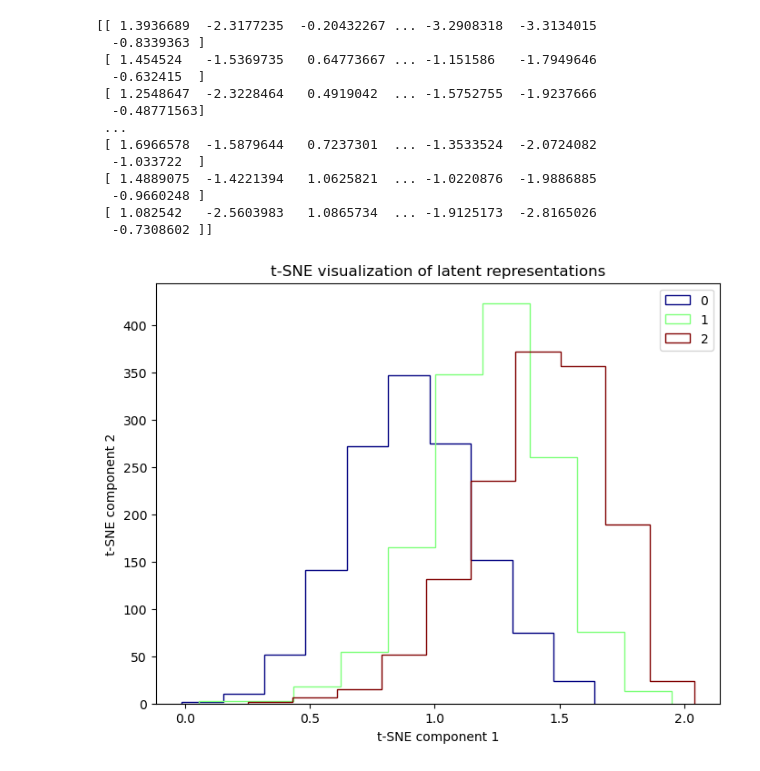
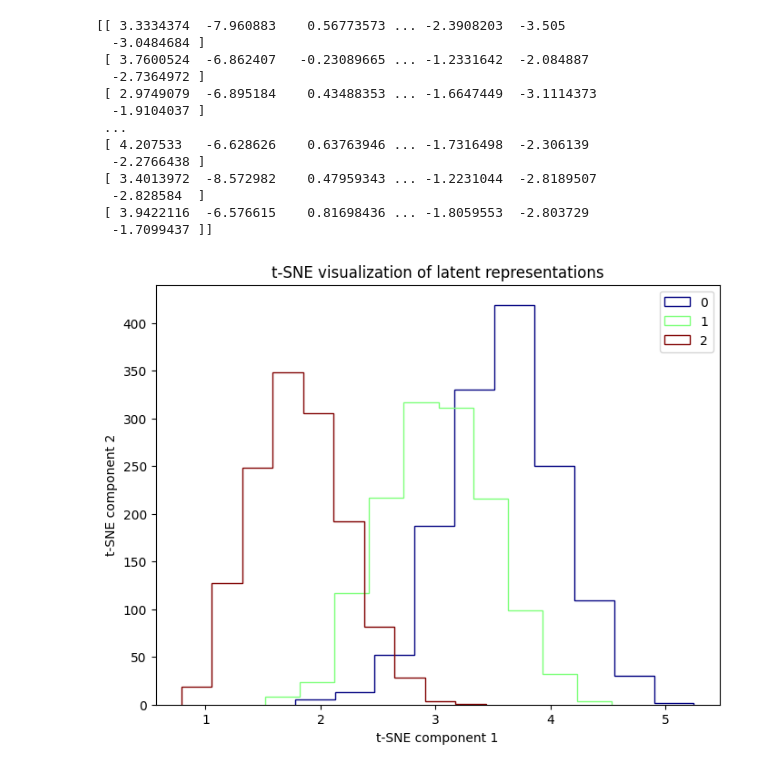
Before and after one commit to villrv/ppae, a Jupyter notebook: debugging.ipynb, the cells around one changed output. Drawn from its saved outputs; the diff is of its cells as text; code cells hidden in the pictures.

```diff
--- a/debugging.ipynb
+++ b/debugging.ipynb
@@ -10,11 +11,15 @@ if Ashley:
 # %%
-k_list = [1,0.5,0.25]
-data = StepFunctionEventsDataset(4096,[1, 0.5, 0.25])
-loader = DataLoader(data, batch_size=1024, shuffle=True)
+# Create dataset
+N = 4096
+B = 1024
+unique_k_list = [1,0.5,0.25]
+data = StepFunctionEventsDataset(N, unique_k_list)
+loader = DataLoader(data, batch_size=B, shuffle=True, num_workers=4)
 # %%
+# Create NN model
 num_freqs = 6
-model = Autoencoder(40 * (2*num_freqs+1), 10, 2*num_freqs+1, 1, lam = 0)
-model = model.to(device)
-trainer = pl.Trainer(max_epochs=200, accelerator=device, devices=1)
+num_latent = 10
+model = Autoencoder(40 * (2*num_freqs+1), num_latent, 2*num_freqs+1, 1, lam_TV = 1)
+trainer = pl.Trainer(max_epochs=200, accelerator=device, devices=1, plugins=[DisabledSLURMEnvironment(auto_requeue=False)], log_every_n_steps=8)
 history = trainer.fit(model, loader)
 # %% [output]
@@ -43,12 +47,12 @@ HPU available: False, using: 0 HPUs
 # %% [output]
 [interactive output not drawn]
 # %%
-# Testing data, currently just the training data
-test_loader = DataLoader(data, batch_size=4096)
+# Test data, currently just the training data
+test_loader = DataLoader(data, batch_size=N)
 test_batch = next(iter(test_loader))
 model.eval()
 with torch.no_grad():
-    model.encode(test_batch['event_list'])
+    model.encode(model.code(test_batch['event_list']).reshape(N,-1))
     z = model.latent.cpu().numpy()
 # %%
 ##### t-SNE
@@ -82,0 +82,15 @@ plt.show()
+# %%
+labels = test_batch['type'].numpy()
+unique_labels = np.unique(labels)
+colors = plt.cm.jet(np.linspace(0, 1, len(unique_labels)))
+
+plt.figure(figsize=(8, 6))
+for i, label in enumerate(unique_labels):
+    idx = labels == label
+    plt.scatter(data_nd_tsne[idx, 0], data_nd_tsne[idx, 1], color=colors[i], label=label, marker='o',s=3)
+
+plt.xlabel('PCA component 1')
+plt.ylabel('PCA component 2')
+plt.legend(loc='best')
+plt.title('PCA of latent representations')
+plt.show()
@@ -83,31 +99,31 @@ plt.show()
 # %%
 labels = test_batch['type'].numpy()
 unique_labels = np.unique(labels)
 colors = plt.cm.jet(np.linspace(0, 1, len(unique_labels)))
 print(z)
 plt.figure(figsize=(8, 6))
 for i, label in enumerate(unique_labels):
     idx = labels == label
-    plt.hist(z[idx, 0], color=colors[i], histtype='step', label=label)
+    plt.hist(z[idx, 4], color=colors[i], histtype='step', label=label)
 
 plt.xlabel('t-SNE component 1')
 plt.ylabel('t-SNE component 2')
 plt.legend(loc='best')
 plt.title('t-SNE visualization of latent representations')
 plt.show()
 # %% [output]
-[[ 1.3936689  -2.3177235  -0.20432267 ... -3.2908318  -3.3134015
-  -0.8339363 ]
- [ 1.454524   -1.5369735   0.64773667 ... -1.151586   -1.7949646
-  -0.632415  ]
- [ 1.2548647  -2.3228464   0.4919042  ... -1.5752755  -1.9237666
-  -0.48771563]
+[[ 3.3334374  -7.960883    0.56773573 ... -2.3908203  -3.505
+  -3.0484684 ]
+ [ 3.7600524  -6.862407   -0.23089665 ... -1.2331642  -2.084887
+  -2.7364972 ]
+ [ 2.9749079  -6.895184    0.43488353 ... -1.6647449  -3.1114373
+  -1.9104037 ]
  ...
- [ 1.6966578  -1.5879644   0.7237301  ... -1.3533524  -2.0724082
-  -1.033722  ]
- [ 1.4889075  -1.4221394   1.0625821  ... -1.0220876  -1.9886885
-  -0.9660248 ]
- [ 1.082542   -2.5603983   1.0865734  ... -1.9125173  -2.8165026
-  -0.7308602 ]]
+ [ 4.207533   -6.628626    0.63763946 ... -1.7316498  -2.306139
+  -2.2766438 ]
+ [ 3.4013972  -8.572982    0.47959343 ... -1.2231044  -2.8189507
+  -2.828584  ]
+ [ 3.9422116  -6.576615    0.81698436 ... -1.8059553  -2.803729
+  -1.7099437 ]]
-[figure, old version]
+[figure, new version]
 # %%
```
Also changed, not shown: parts of 5 cells of this notebook, 16 other files.
